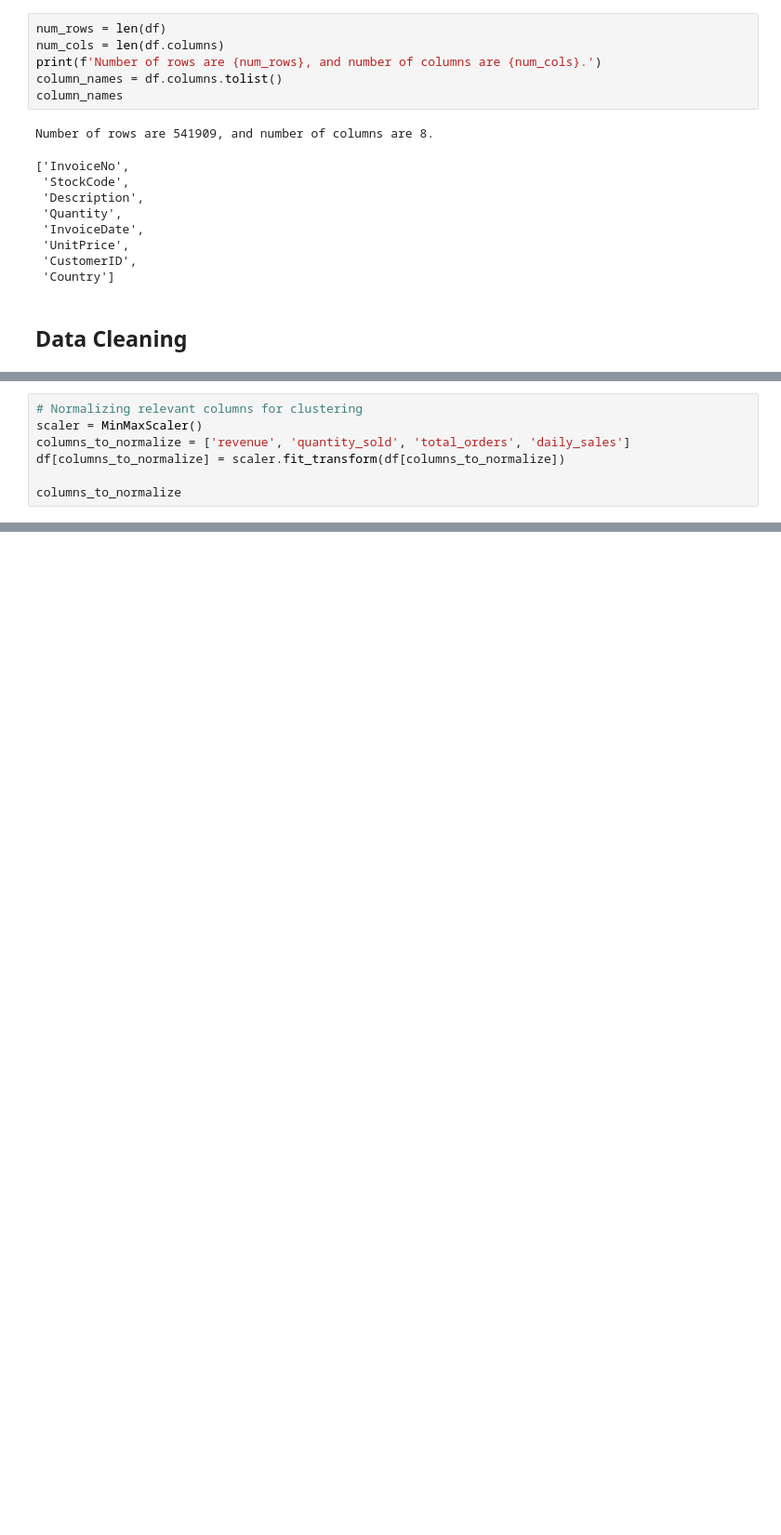
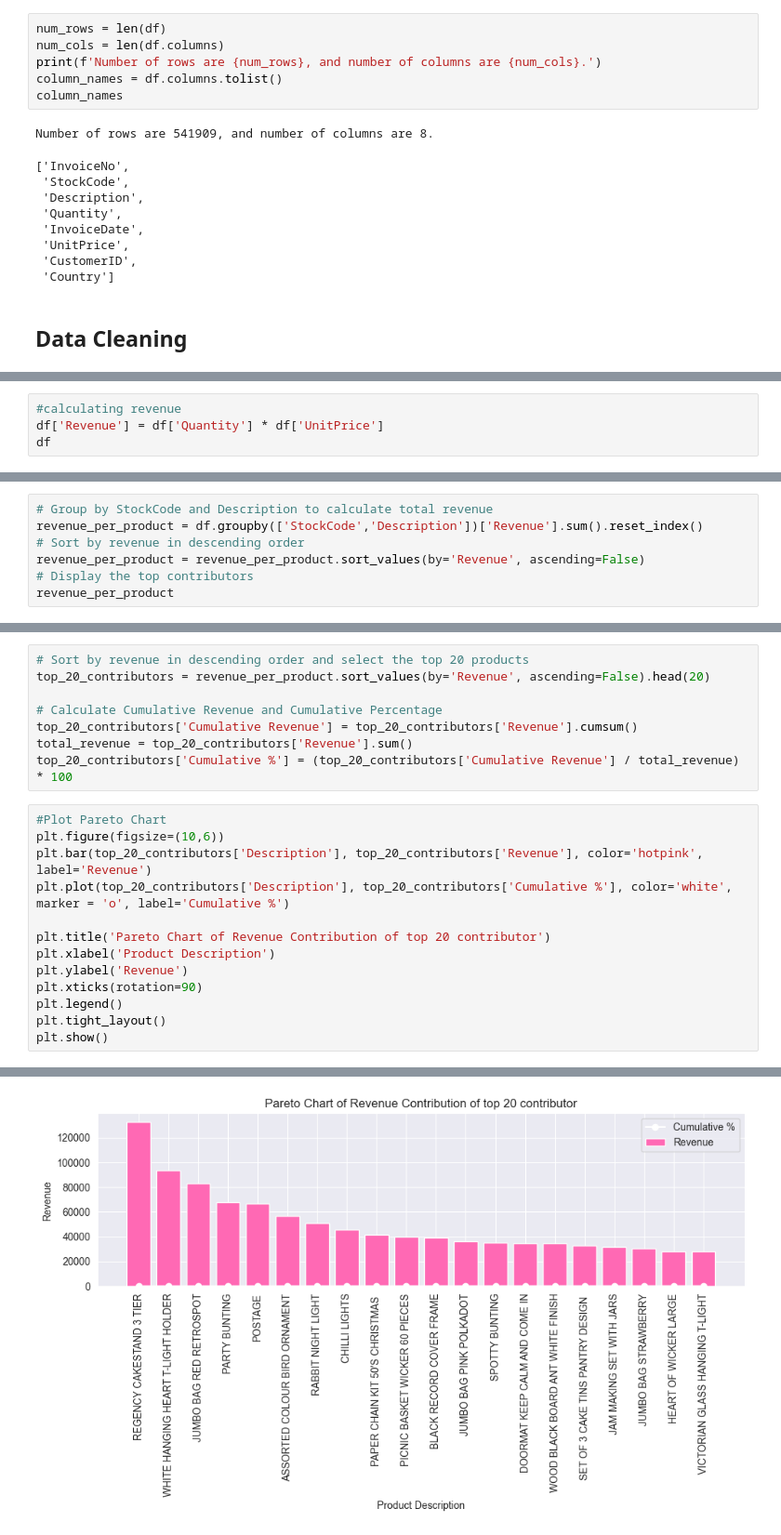
Before and after one commit to skanw/KEDGE_Python-Project_2425, a Jupyter notebook: Project/Suranjana_customerSegmentation.ipynb, the cells around one changed output, grey strips where cells are left out. Shown at 93% size. Cells and saved outputs as stored; diff of their text form; blank space fills up the shorter version.

Commit message:
Revenue Contribution analysis Done

```diff
--- a/Project/Suranjana_customerSegmentation.ipynb
+++ b/Project/Suranjana_customerSegmentation.ipynb
@@ -157,7 +124,0 @@ df.dropna(how = 'all')
-# %%
-# Normalizing relevant columns for clustering
-scaler = MinMaxScaler()
-columns_to_normalize = ['revenue', 'quantity_sold', 'total_orders', 'daily_sales']
-df[columns_to_normalize] = scaler.fit_transform(df[columns_to_normalize])
-
-columns_to_normalize
@@ -310,0 +191,4 @@ Text(0.5, 0, 'Quantity Sold')
+# %%
+#calculating revenue
+df['Revenue'] = df['Quantity'] * df['UnitPrice']
+df
@@ -310,0 +214,7 @@ Text(0.5, 0, 'Quantity Sold')
+# %%
+# Group by StockCode and Description to calculate total revenue
+revenue_per_product = df.groupby(['StockCode','Description'])['Revenue'].sum().reset_index()
+# Sort by revenue in descending order
+revenue_per_product = revenue_per_product.sort_values(by='Revenue', ascending=False)
+# Display the top contributors
+revenue_per_product
@@ -310,0 +237,22 @@ Text(0.5, 0, 'Quantity Sold')
+# %%
+# Sort by revenue in descending order and select the top 20 products
+top_20_contributors = revenue_per_product.sort_values(by='Revenue', ascending=False).head(20)
+
+# Calculate Cumulative Revenue and Cumulative Percentage
+top_20_contributors['Cumulative Revenue'] = top_20_contributors['Revenue'].cumsum()
+total_revenue = top_20_contributors['Revenue'].sum()
+top_20_contributors['Cumulative %'] = (top_20_contributors['Cumulative Revenue'] / total_revenue) * 100
+# %%
+#Plot Pareto Chart
+plt.figure(figsize=(10,6))
+plt.bar(top_20_contributors['Description'], top_20_contributors['Revenue'], color='hotpink', label='Revenue')
+plt.plot(top_20_contributors['Description'], top_20_contributors['Cumulative %'], color='white', marker = 'o', label='Cumulative %')
+
+plt.title('Pareto Chart of Revenue Contribution of top 20 contributor')
+plt.xlabel('Product Description')
+plt.ylabel('Revenue')
+plt.xticks(rotation=90)
+plt.legend()
+plt.tight_layout()
+plt.show()
+# %% [output]
@@ -310,0 +283 @@ Text(0.5, 0, 'Quantity Sold')
+[figure, added]
```
Also changed, not shown: parts of 22 cells of this notebook.
